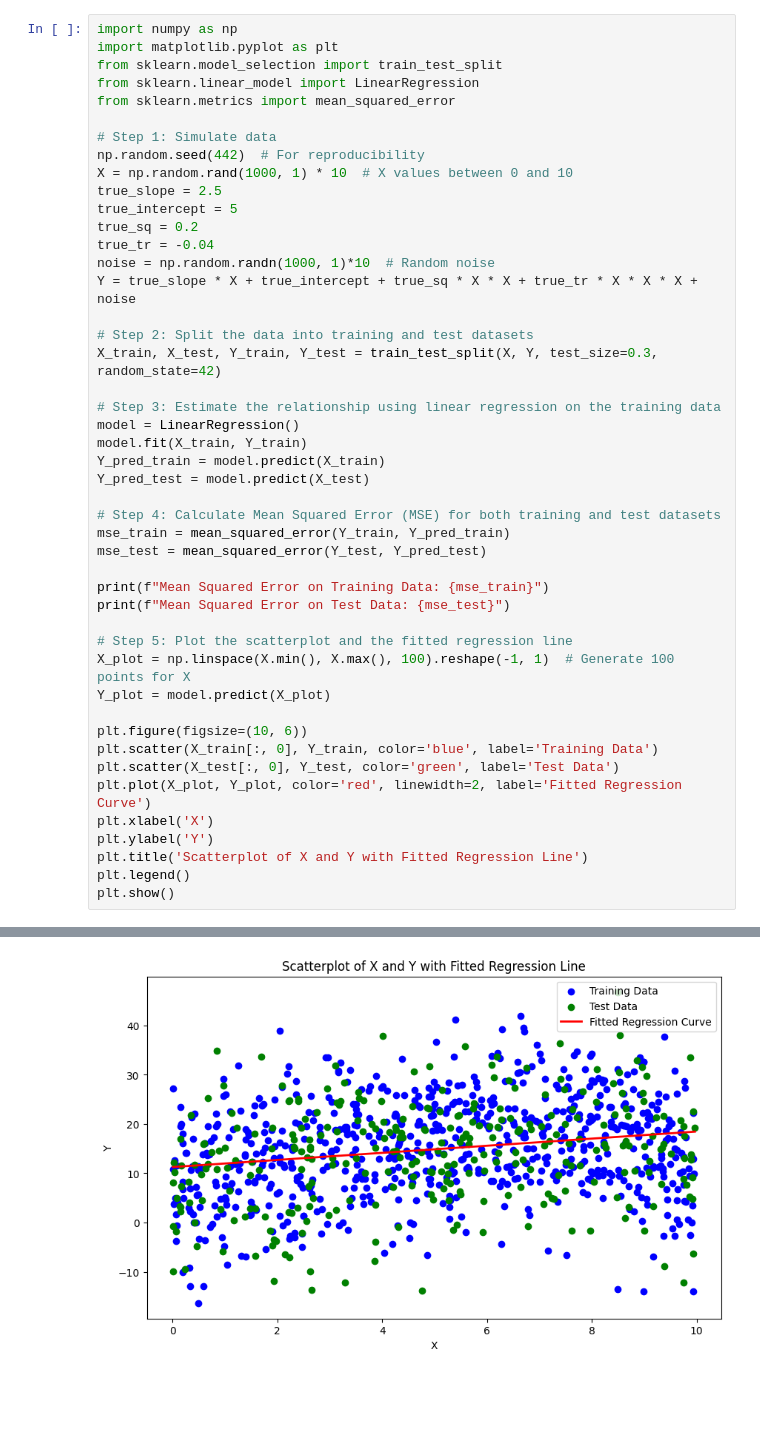
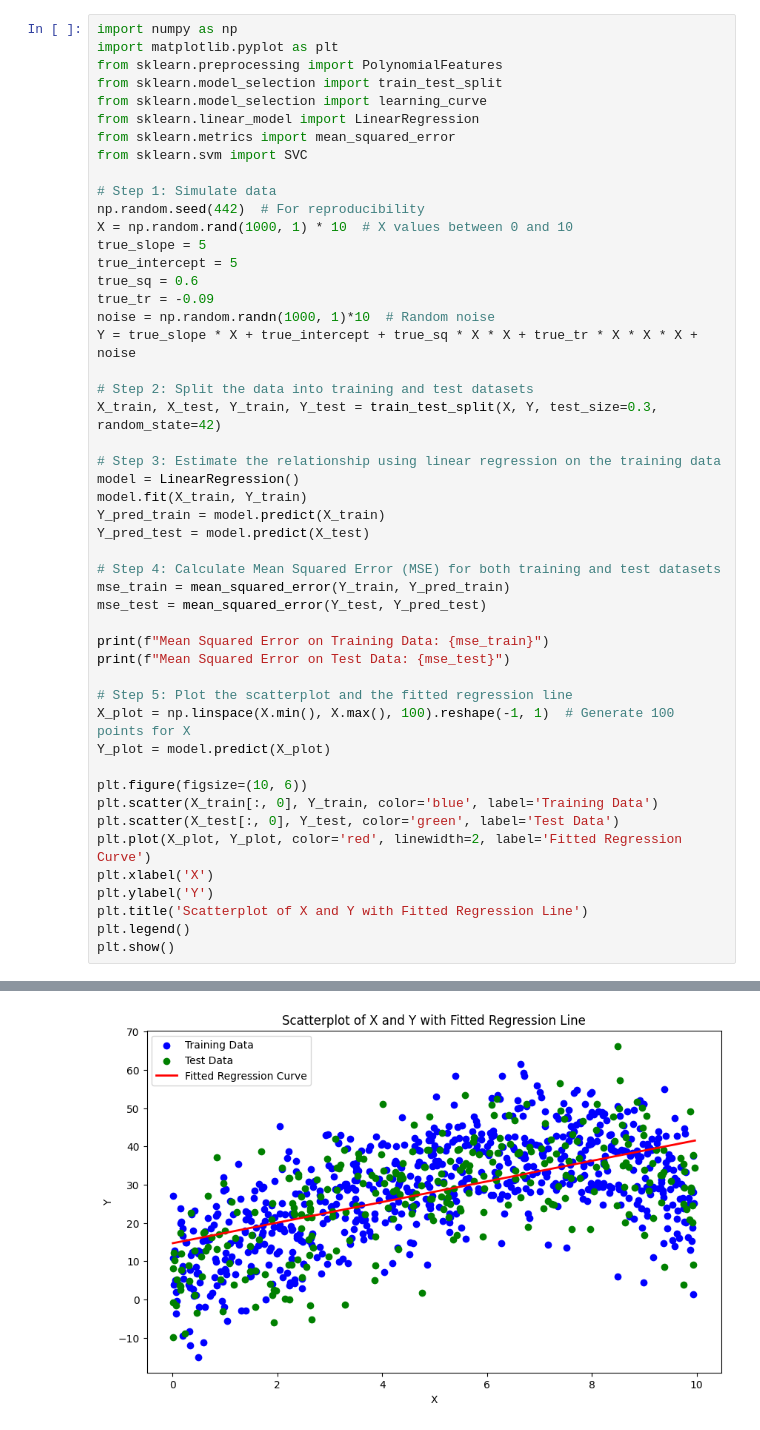
Before and after one commit to siemsene/GB656, a Jupyter notebook: Simulated Bias Variance Tradeoff.ipynb, the cells around one changed output, grey strips where cells are left out. Cells and saved outputs as stored; diff of their text form; blank space fills up the shorter version.

```diff
--- a/Simulated Bias Variance Tradeoff.ipynb
+++ b/Simulated Bias Variance Tradeoff.ipynb
@@ -1,17 +1,20 @@
 # %%
 import numpy as np
 import matplotlib.pyplot as plt
+from sklearn.preprocessing import PolynomialFeatures
 from sklearn.model_selection import train_test_split
+from sklearn.model_selection import learning_curve
 from sklearn.linear_model import LinearRegression
 from sklearn.metrics import mean_squared_error
+from sklearn.svm import SVC
 
 # Step 1: Simulate data
 np.random.seed(442)  # For reproducibility
 X = np.random.rand(1000, 1) * 10  # X values between 0 and 10
-true_slope = 2.5
+true_slope = 5
 true_intercept = 5
-true_sq = 0.2
-true_tr = -0.04
+true_sq = 0.6
+true_tr = -0.09
 noise = np.random.randn(1000, 1)*10  # Random noise
 Y = true_slope * X + true_intercept + true_sq * X * X + true_tr * X * X * X + noise
 
@@ -50 +53 @@ Mean Squared Error on Test Data: 107.14941234807297
-[figure, old version]
+[figure, new version]
```
Also changed, not shown: parts of 2 cells of this notebook.
